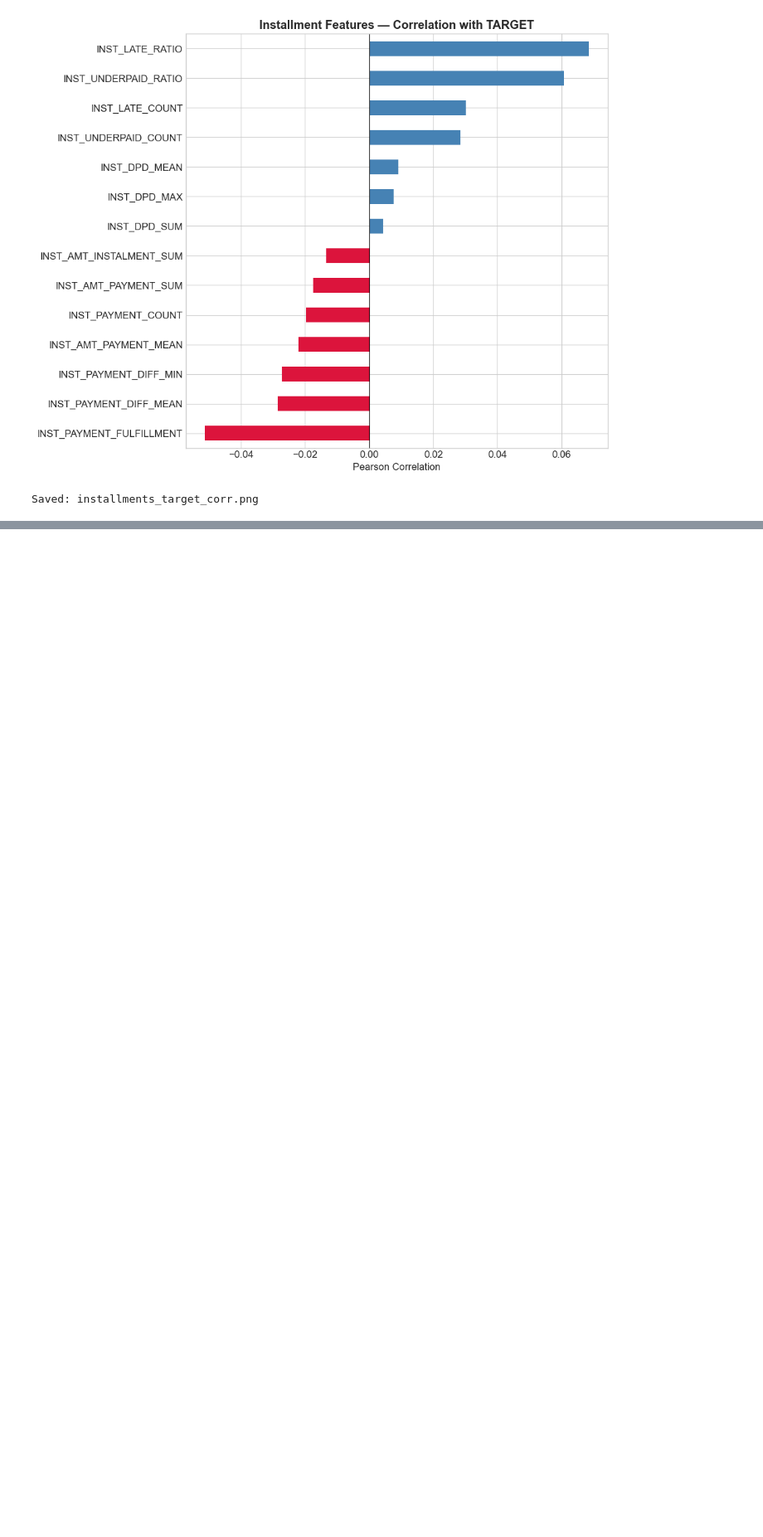
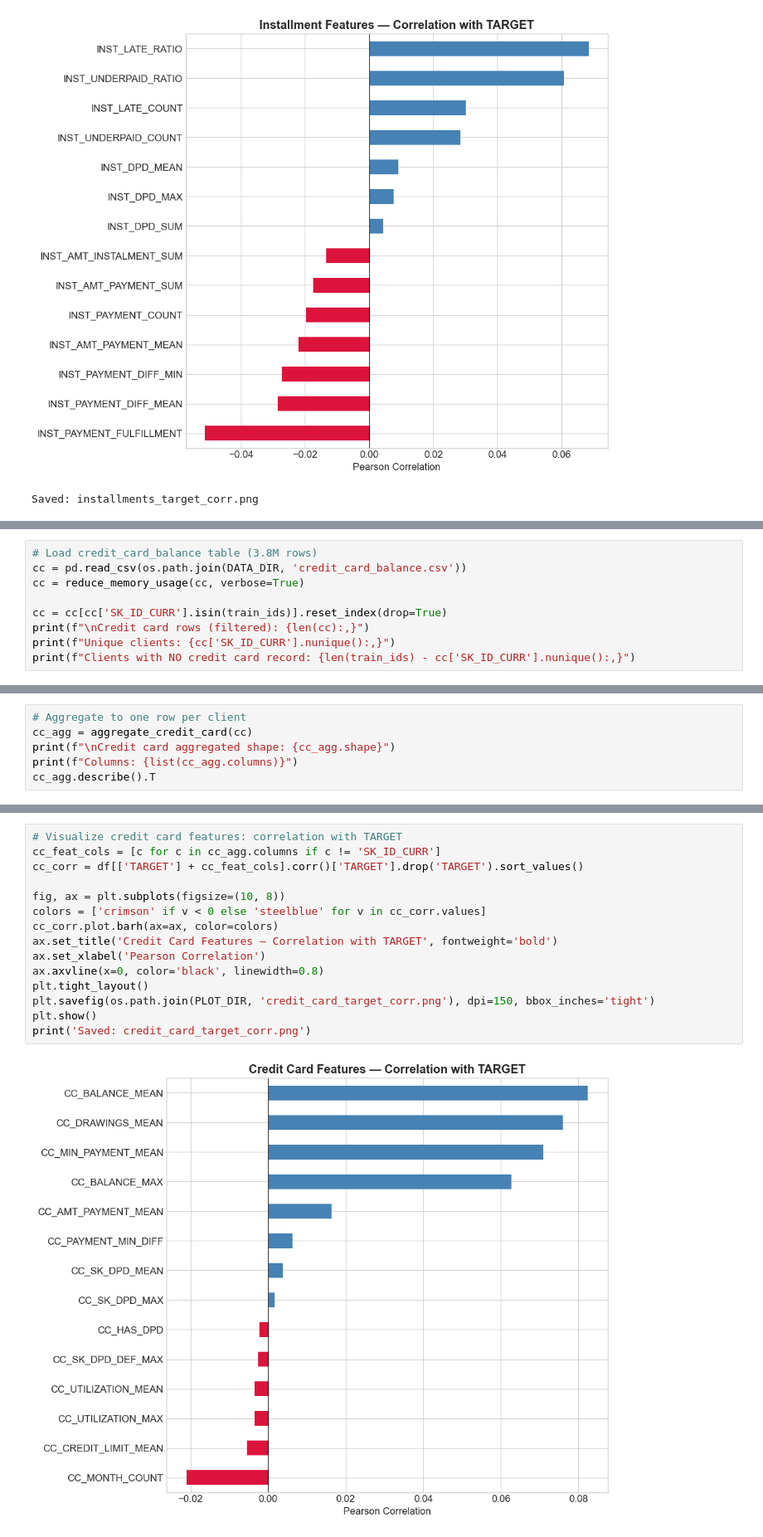
Before and after one commit to busrakurunceng/Ai_Credit_Risk, a Jupyter notebook: notebooks/02_feature_engineering.ipynb, the cells around one changed output, grey strips where cells are left out. Shown at 83% size. Saved outputs shown, nothing was run; the diff lists cells and outputs as text; blank space fills up the shorter version.

```diff
--- a/notebooks/02_feature_engineering.ipynb
+++ b/notebooks/02_feature_engineering.ipynb
@@ -516,0 +532,9 @@ Saved: installments_target_corr.png
+# %%
+# Load credit_card_balance table (3.8M rows)
+cc = pd.read_csv(os.path.join(DATA_DIR, 'credit_card_balance.csv'))
+cc = reduce_memory_usage(cc, verbose=True)
+
+cc = cc[cc['SK_ID_CURR'].isin(train_ids)].reset_index(drop=True)
+print(f"\nCredit card rows (filtered): {len(cc):,}")
+print(f"Unique clients: {cc['SK_ID_CURR'].nunique():,}")
+print(f"Clients with NO credit card record: {len(train_ids) - cc['SK_ID_CURR'].nunique():,}")
@@ -516,0 +547,6 @@ Saved: installments_target_corr.png
+# %%
+# Aggregate to one row per client
+cc_agg = aggregate_credit_card(cc)
+print(f"\nCredit card aggregated shape: {cc_agg.shape}")
+print(f"Columns: {list(cc_agg.columns)}")
+cc_agg.describe().T
@@ -516,0 +585,17 @@ Saved: installments_target_corr.png
+# %%
+# Visualize credit card features: correlation with TARGET
+cc_feat_cols = [c for c in cc_agg.columns if c != 'SK_ID_CURR']
+cc_corr = df[['TARGET'] + cc_feat_cols].corr()['TARGET'].drop('TARGET').sort_values()
+
+fig, ax = plt.subplots(figsize=(10, 8))
+colors = ['crimson' if v < 0 else 'steelblue' for v in cc_corr.values]
+cc_corr.plot.barh(ax=ax, color=colors)
+ax.set_title('Credit Card Features — Correlation with TARGET', fontweight='bold')
+ax.set_xlabel('Pearson Correlation')
+ax.axvline(x=0, color='black', linewidth=0.8)
+plt.tight_layout()
+plt.savefig(os.path.join(PLOT_DIR, 'credit_card_target_corr.png'), dpi=150, bbox_inches='tight')
+plt.show()
+print('Saved: credit_card_target_corr.png')
+# %% [output]
+[figure, added]
```
Also changed, not shown: parts of 15 cells of this notebook, 1 other file.
